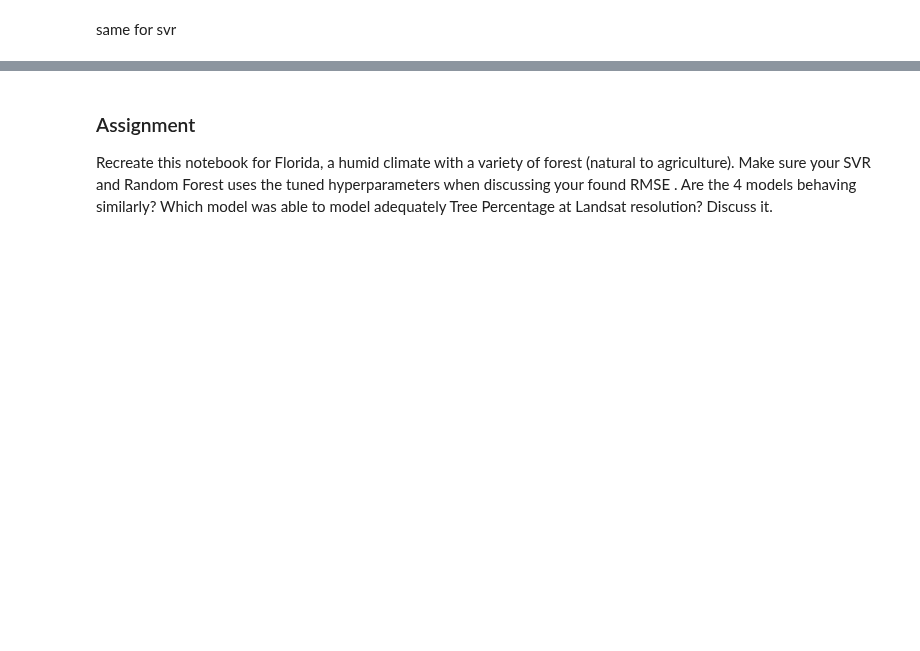
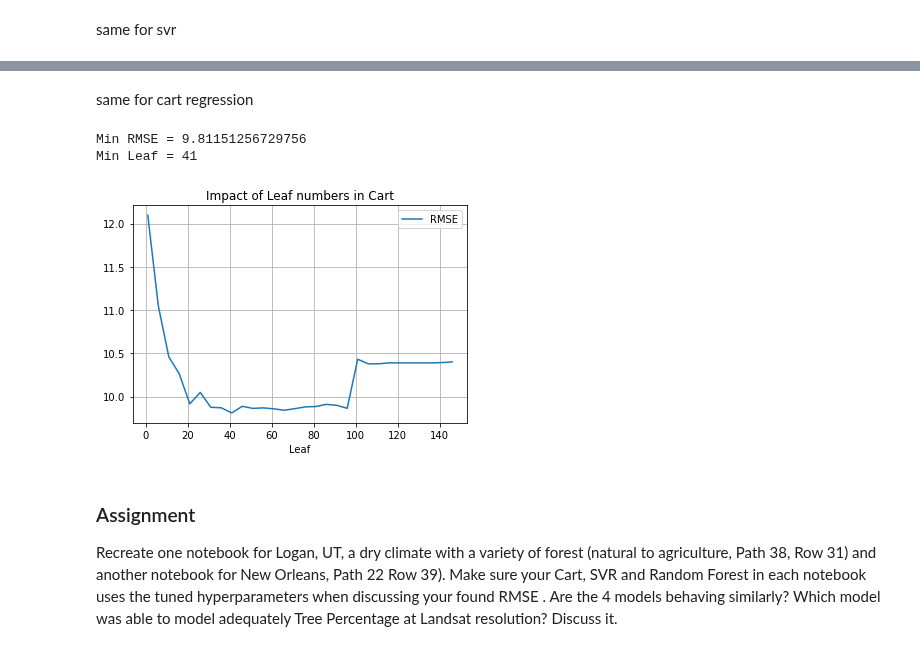
Before and after one commit to diviningwater/RS_of_Land_Surfaces_laboratory, a Jupyter notebook: Lab 4 Supervised regression_2021.ipynb, the cells around one changed output, grey strips where cells are left out. Drawn from its saved outputs; the diff is of its cells as text; code cells hidden in the pictures; blank space fills up the shorter version.

```diff
--- a/Lab 4 Supervised regression_2021.ipynb
+++ b/Lab 4 Supervised regression_2021.ipynb
@@ -133,3 +137,5 @@ predictionBands = ['B1', 'B2', 'B3', 'B4', 'B5' ,'B7']
+# %%
+predictionBands = ['SR_B1', 'SR_B2', 'SR_B3', 'SR_B4', 'SR_B5', 'SR_B6', 'SR_B7']
 # %% [markdown]
 Now that all the input data is ready, build T.  It's customary to include a constant term in linear regression to make it the best linear unbiased estimator.  Stack a constant, the predictor variables and the image representing known g:
 # %%
@@ -493,4 +494,54 @@ Min Gamma = 46
+# %% [markdown]
+same for cart regression
+# %%
+leaf_vals = ee.List.sequence(1, 150, 5)
+
+def leafs(t):
+    cartRegression = ee.Classifier.smileCart(minLeafPopulation=t).setOutputMode('REGRESSION').train(
+    features= training,
+    classProperty= 'Percent_Tree_Cover',
+    inputProperties= predictionBands
+    )
+
+    cartRegressionTesting = testing.classify(cartRegression, 'y_hat');
+
+    # // Calculate the RMSE for CART regression and print the result
+    regression=cartRegressionTesting.map(set_sqError)
+    regression = ee.FeatureCollection(regression)
+    MSE = regression.reduceColumns(ee.Reducer.mean(),['sqError'])
+    RMSE =  ee.Number(MSE.get('mean')).sqrt()
+    return RMSE
+
+
+rmse_leaf=leaf_vals.map(leafs)
+value_info = rmse_leaf.getInfo()
+
+# Extracting gamma value for minimum RMSE
+min_rmse=min(value_info)
+print("Min RMSE =", min_rmse)
+
+index=value_info.index(min(value_info))
+leaf_range = leaf_vals.getInfo()
+min_leaf =leaf_range[index]
+print("Min Leaf =", min_leaf)
+
+# print(rmse_gama.getInfo())
+
+# Plotting the interations
+import pandas as pd
+df =pd.DataFrame(value_info,columns=['RMSE'])
+df['Leaf'] = leaf_vals.getInfo()
+
+ax =df.plot.line(x='Leaf',
+             y='RMSE',
+             title= 'Impact of Leaf numbers in Cart'
+             )
+ax.grid()
+# %% [output]
+Min RMSE = 9.81151256729756
+Min Leaf = 41
+[figure, added]
 # %% [markdown]
 ### Assignment
 
-Recreate this notebook for Florida, a humid climate with a variety of forest (natural to agriculture). Make sure your SVR and Random Forest uses the tuned hyperparameters when discussing your found RMSE . Are the 4 models behaving similarly? Which model was able to model adequately Tree Percentage at Landsat resolution? Discuss it.
+Recreate one notebook for Logan, UT, a dry climate with a variety of forest (natural to agriculture, Path 38, Row 31) and another notebook for New Orleans, Path 22 Row 39). Make sure your Cart, SVR and Random Forest in each notebook uses the tuned hyperparameters when discussing your found RMSE . Are the 4 models behaving similarly? Which model was able to model adequately Tree Percentage at Landsat resolution? Discuss it.
```
Also changed, not shown: parts of 26 cells of this notebook, 1 other file.
